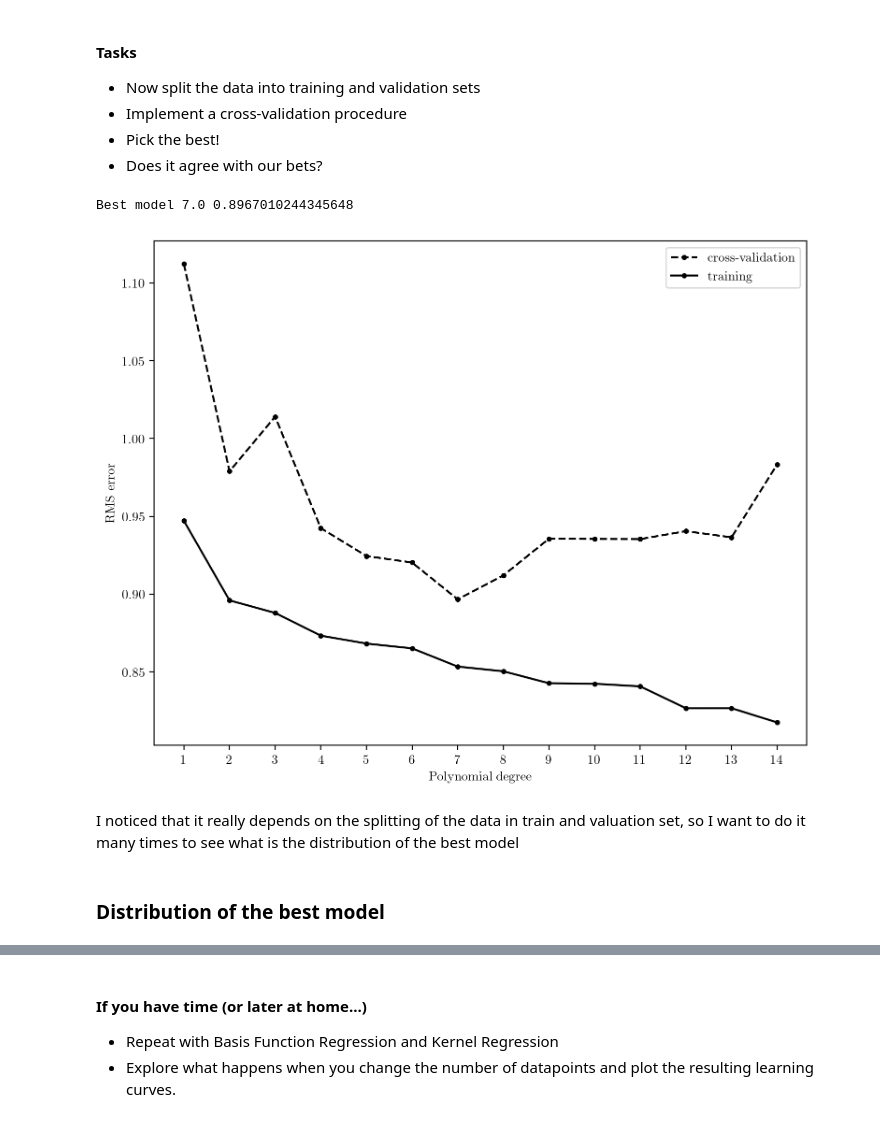
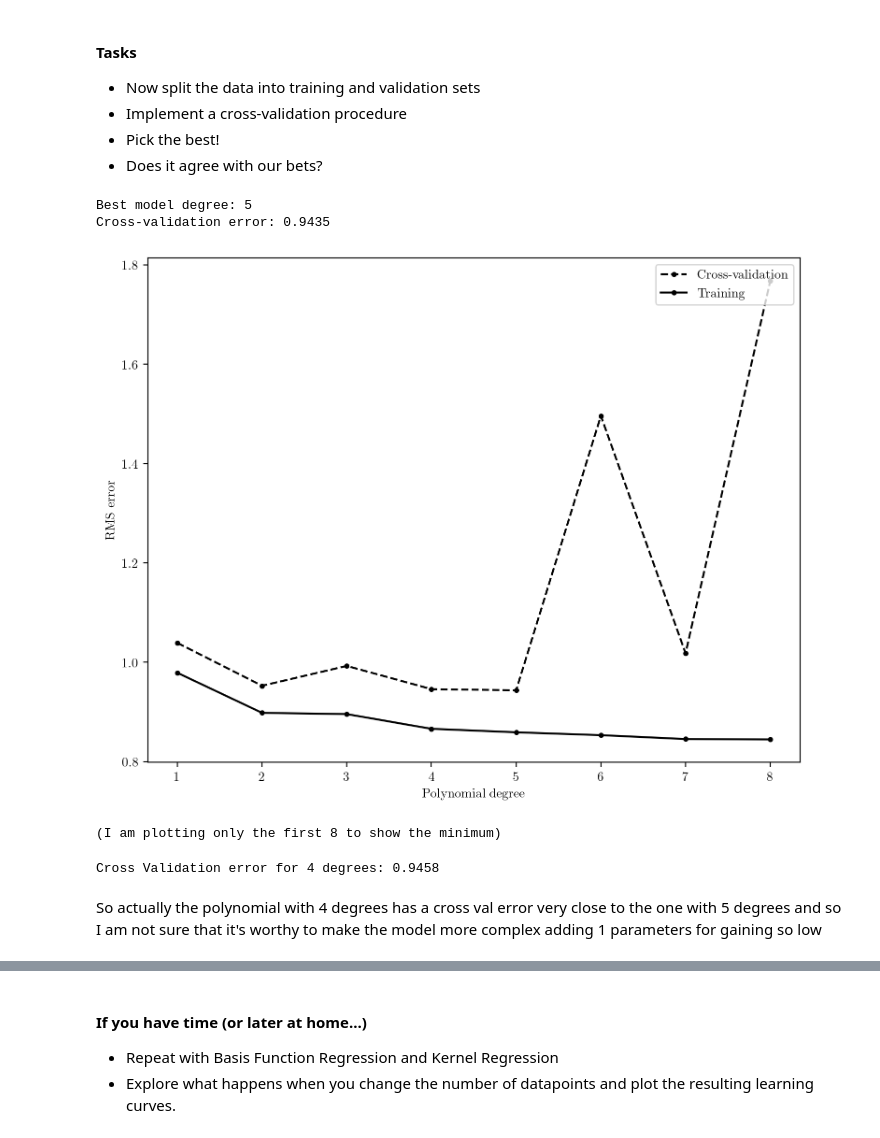
Before and after one commit to ludovicarbone/astrostatistics_bicocca_2024, a Jupyter notebook: working/L17_es.ipynb, the cells around one changed output, grey strips where cells are left out. Saved outputs shown, nothing was run; the diff lists cells and outputs as text; code cells hidden in the pictures.

```diff
--- a/working/L17_es.ipynb
+++ b/working/L17_es.ipynb
@@ -115,11 +117,11 @@ for d in degrees:
 
     polynomial_model = lambda z: np.polyval(model.coef_[::-1], z)  # polyval wants coeff in descending power
 
-    plt.plot(z_fit, polynomial_model(z_fit), label=f'{int(d)}-degree polynomial fit')
+    plt.plot(z_fit, polynomial_model(z_fit), label=f'{int(d)}-degree pol fit')
 
 plt.xlabel("z", fontsize=18)
 plt.ylabel("$\mu$", fontsize=18)
-plt.legend(loc='lower right')
+plt.legend(loc='upper left')
 plt.xlim(0, 2)
 plt.ylim(35, 50)
 plt.title(f'Fit', fontsize=22)
@@ -156,36 +158,58 @@ Intuitively I would say that 2 degrees polynomial fits can fit well the data and
 - Pick the best!
 - Does it agree with our bets?
 # %%
-degrees =  np.linspace(1,14,14)
-
-z_train, z_val, mu_train, mu_val, dmu_train, dmu_val = train_test_split(z_sample, mu_sample, dmu, test_size=0.3, random_state=7)
+degrees = np.linspace(1, 14, 14, dtype=int)
 training_err = []
 crossval_err = []
+k = 5  #n of folds
+
+kf = KFold(n_splits=k, shuffle=True, random_state=25)
 
 for d in degrees:
-    model = PolynomialRegression(int(d))
-    model.fit(z_train.reshape(-1, 1), mu_train, dmu_train)
+    model = PolynomialRegression(d)
+    fold_train_errors = []
+    fold_val_errors = []
 
-    train_pred = model.predict(z_train.reshape(-1, 1))
-    val_pred = model.predict(z_val.reshape(-1, 1))
+    for train_idx, val_idx in kf.split(z_sample):
 
-    training_err.append(np.sqrt(np.mean((train_pred - mu_train) ** 2)))
-    crossval_err.append(np.sqrt(np.mean((val_pred - mu_val) ** 2)))
+        z_train, z_val = z_sample[train_idx], z_sample[val_idx]
+        mu_train, mu_val = mu_sample[train_idx], mu_sample[val_idx]
+        dmu_train, dmu_val = dmu[train_idx], dmu[val_idx]
 
-print("Best model", degrees[np.argmin(crossval_err)], min(crossval_err))
+        model.fit(z_train.reshape(-1, 1), mu_train, dmu_train)
+
+        train_pred = model.predict(z_train.reshape(-1, 1))
+        val_pred = model.predict(z_val.reshape(-1, 1))
+
+        fold_train_errors.append(np.sqrt(np.mean((train_pred - mu_train) ** 2)))
+        fold_val_errors.append(np.sqrt(np.mean((val_pred - mu_val) ** 2)))
+
+    #average error
+    training_err.append(np.mean(fold_train_errors))
+    crossval_err.append(np.mean(fold_val_errors))
+
+best_degree = degrees[np.argmin(crossval_err)]
+best_cv_error = min(crossval_err)
+print(f'Best model degree: {best_degree} \nCross-validation error: {best_cv_error:.4f}')
 
 plt.figure(figsize=(9, 7))
-plt.plot(degrees, crossval_err, '--k', marker='.', label='cross-validation')
-plt.plot(degrees, training_err, '-k', marker='.', label='training')
+plt.plot(degrees[:8], crossval_err[:8], '--k', marker='.', label='Cross-validation')
+plt.plot(degrees[:8], training_err[:8], '-k', marker='.', label='Training')
 plt.xlabel('Polynomial degree')
 plt.ylabel('RMS error')
-plt.xticks(degrees)
+plt.xticks(degrees[:8])
 plt.legend(loc='upper right')
 plt.show()
+
+print('(I am plotting only the first 8 to show the minimum)')
 # %% [output]
-Best model 7.0 0.8967010244345648
+Best model degree: 5
+Cross-validation error: 0.9435
-[figure, old version]
+[figure, new version]
+(I am plotting only the first 8 to show the minimum)
+# %%
+print(f'Cross Validation error for 4 degrees: {crossval_err[3]:.4f}')
+# %% [output]
+Cross Validation error for 4 degrees: 0.9458
 # %% [markdown]
-I noticed that it really depends on the splitting of the data in train and valuation set, so I want to do it many times to see what is the distribution of the best model
+So actually the polynomial with 4 degrees has a cross val error very close to the one with 5 degrees and so I am not sure that it's worthy to make the model more complex adding 1 parameters for gaining so low
-# %% [markdown]
-### Distribution of the best model
```
Also changed, not shown: parts of 28 cells of this notebook, 2 other files.
